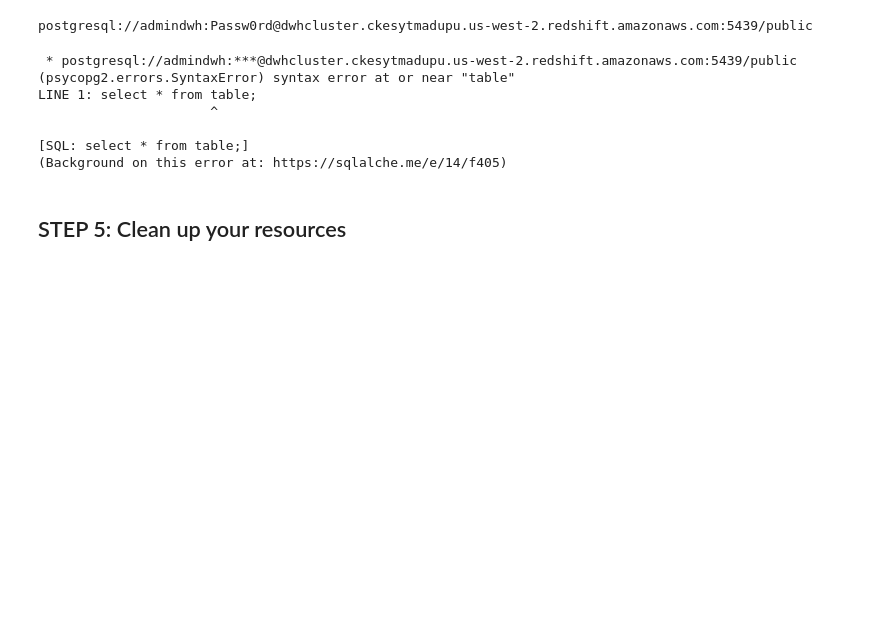
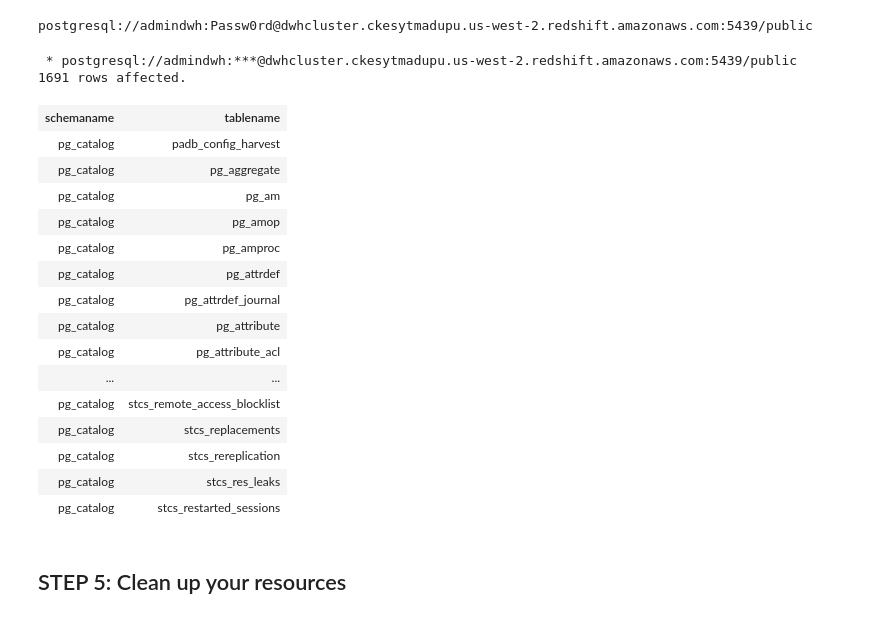
Before and after one commit to BorArt22/project-5-data-pipelines, a Jupyter notebook: datawarehouse/create_cloud_in_redshift.ipynb, the cells around one changed output. Saved outputs shown, nothing was run; the diff lists cells and outputs as text; code cells hidden in the pictures; blank space fills up the shorter version.

```diff
--- a/datawarehouse/create_cloud_in_redshift.ipynb
+++ b/datawarehouse/create_cloud_in_redshift.ipynb
@@ -209,17 +206,29 @@ print(conn_string)
 %sql $conn_string
 # %% [output]
 postgresql://admindwh:Passw0rd@dwhcluster.ckesytmadupu.us-west-2.redshift.amazonaws.com:5439/public
-# %%
-%%sql
-select * from table;
-# %% [output]
- * postgresql://admindwh:***@dwhcluster.ckesytmadupu.us-west-2.redshift.amazonaws.com:5439/public
-(psycopg2.errors.SyntaxError) syntax error at or near "table"
-LINE 1: select * from table;
-                      ^
-
-[SQL: select * from table;]
-(Background on this error at: https://sqlalche.me/e/14/f405)
+# %%
+%%sql
+SELECT distinct schemaname, tablename
+FROM PG_TABLE_DEF;
+# %% [output]
+ * postgresql://admindwh:***@dwhcluster.ckesytmadupu.us-west-2.redshift.amazonaws.com:5439/public
+1691 rows affected.
+| schemaname | tablename |
+| pg_catalog | padb_config_harvest |
+| pg_catalog | pg_aggregate |
+| pg_catalog | pg_am |
+| pg_catalog | pg_amop |
+| pg_catalog | pg_amproc |
+| pg_catalog | pg_attrdef |
+| pg_catalog | pg_attrdef_journal |
+| pg_catalog | pg_attribute |
+| pg_catalog | pg_attribute_acl |
+| ... | ... |
+| pg_catalog | stcs_remote_access_blocklist |
+| pg_catalog | stcs_replacements |
+| pg_catalog | stcs_rereplication |
+| pg_catalog | stcs_res_leaks |
+| pg_catalog | stcs_restarted_sessions |
 # %% [markdown]
 ## STEP 5: Clean up your resources
 # %% [markdown]
```
Also changed, not shown: parts of 4 cells of this notebook, 2 other files.
